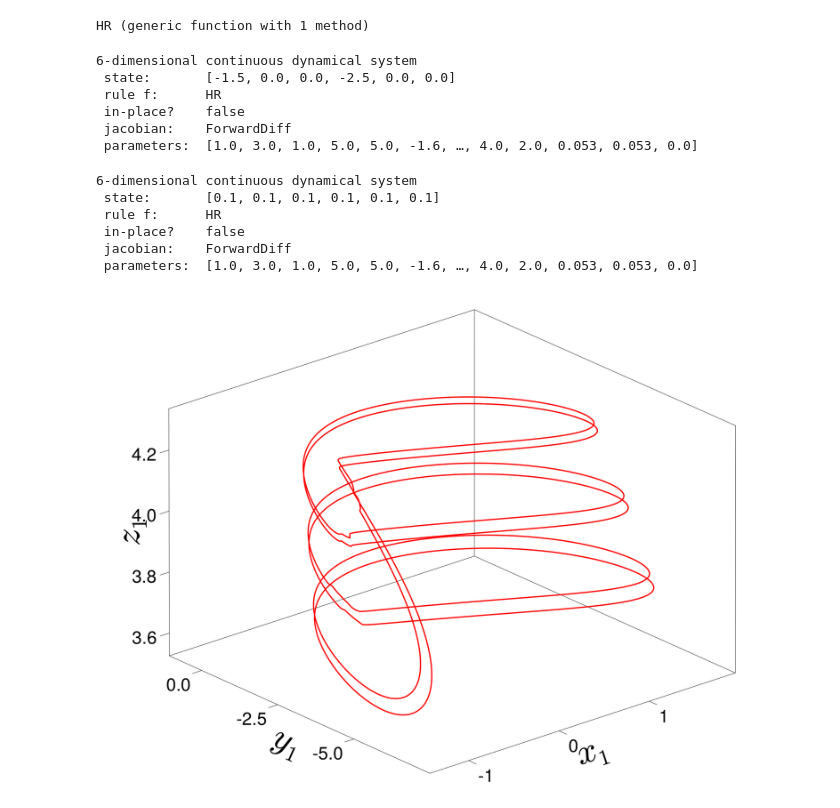
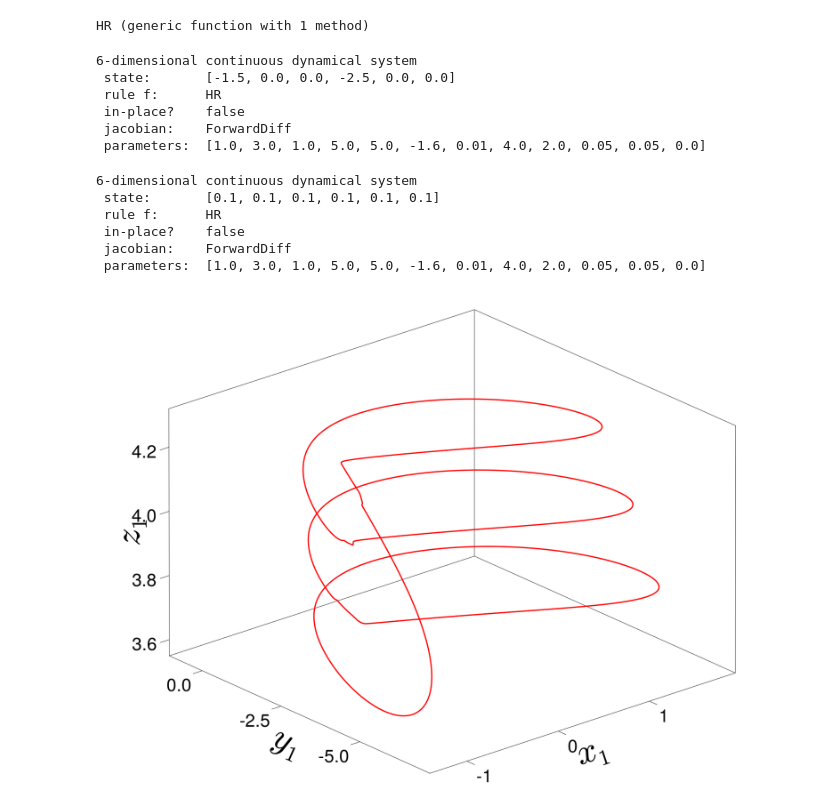
Before and after one commit to SergeyNovak777/dynamical-systems, a Jupyter notebook: Hindmarrh Rose/timeseries, projection/Projection, timeseries for orbit diagram from article.ipynb, the cells around one changed output. Saved outputs shown, nothing was run; the diff lists cells and outputs as text; code cells hidden in the pictures.

```diff
--- a/Hindmarrh Rose/timeseries, projection/Projection, timeseries for orbit diagram from article.ipynb
+++ b/Hindmarrh Rose/timeseries, projection/Projection, timeseries for orbit diagram from article.ipynb
@@ -28,7 +28,7 @@ HR (generic function with 1 method)
 # %%
 a = 1.; b = 3.; c = 1.; d = 5.;
 xr = -1.6; r = 0.01; s = 5.; I = 4.; xv = 2.;
-k1, k2 = 0.053, 0.053;
+k1, k2 = 0.050, 0.050;
 el_link = 0.0
 
 condition1 = SA[-1.5, 0.0, 0.0, -2.5, 0.0, 0.0]
@@ -49,7 +49,7 @@ ds_HR1
  rule f:      HR
  in-place?    false
  jacobian:    ForwardDiff
- parameters:  [1.0, 3.0, 1.0, 5.0, 5.0, -1.6, …, 4.0, 2.0, 0.053, 0.053, 0.0]
+ parameters:  [1.0, 3.0, 1.0, 5.0, 5.0, -1.6, 0.01, 4.0, 2.0, 0.05, 0.05, 0.0]
 # %%
 ds_HR2
 # %% [output]
@@ -58,7 +58,7 @@ ds_HR2
  rule f:      HR
  in-place?    false
  jacobian:    ForwardDiff
- parameters:  [1.0, 3.0, 1.0, 5.0, 5.0, -1.6, …, 4.0, 2.0, 0.053, 0.053, 0.0]
+ parameters:  [1.0, 3.0, 1.0, 5.0, 5.0, -1.6, 0.01, 4.0, 2.0, 0.05, 0.05, 0.0]
 # %%
 tr = trajectory(ds_HR1, 100000, diffeq = (alg = AutoVern9(Rodas5()),
                                                             abstol = 1e-11, reltol = 1e-11,
@@ -92,22 +92,22 @@ CairoMakie.activate!()
 # %%
 f = Figure(resolution = (2000, 1400))
 ts, tf = 1, 200000
 
 ax = Axis3(f[1, 1],
 xlabel = L"x_1", ylabel = L"y_1", zlabel = L"z_1",
 xlabelsize = 100, ylabelsize = 100, zlabelsize = 100,
 xticklabelsize = 50, yticklabelsize = 50, zticklabelsize = 50,
 zticks = range(3.6, 4.2, step = 0.2))
 
 ax.xgridvisible = false
 ax.ygridvisible = false
 ax.zgridvisible = false
 lines!(ax, x1[ts:tf], y1[ts:tf], z1[ts:tf], linewidth = 3.5, color = "red" )
 
-save("red_at_0053.eps", f)
+#save("red_at_0051.eps", f)
 f
 # %% [output]
-[figure, old version]
+[figure, new version]
 # %%
 f = Figure(resolution = (2000, 1400))
 ts, tf = 1, 200000
```
Also changed, not shown: parts of 8 cells of this notebook, 23 other files.
